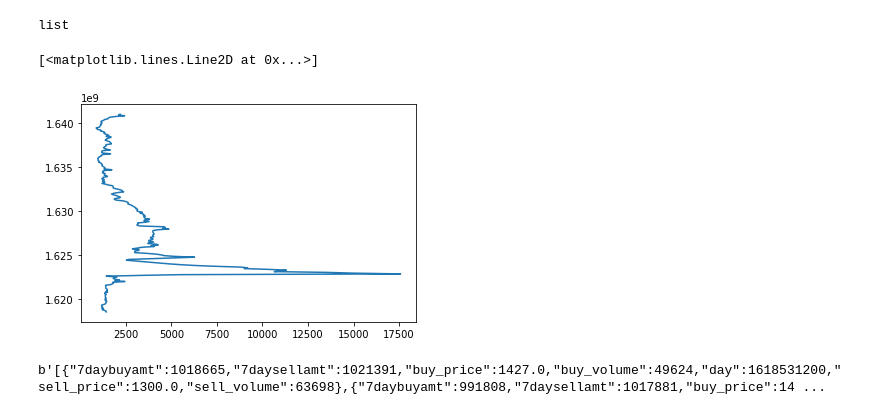
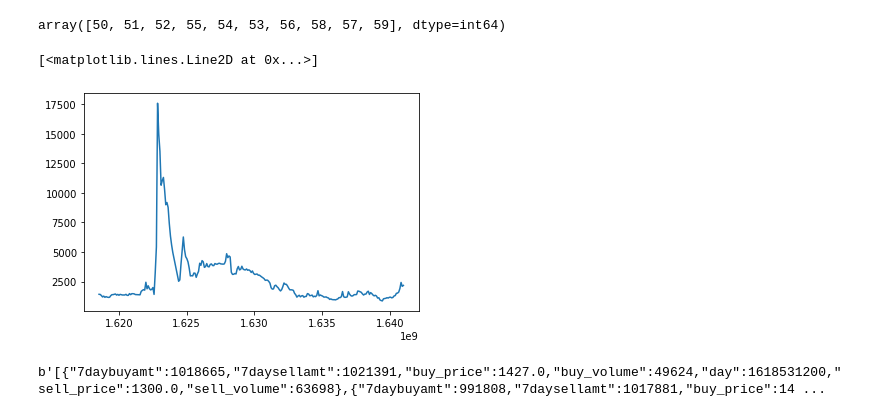
Before and after one commit to Paradis4432/hypixel-bazar-price-prediction, a Jupyter notebook: mainFiles/getData.ipynb, the cells around one changed output. Drawn from its saved outputs; the diff is of its cells as text; code cells hidden in the pictures.

```diff
--- a/mainFiles/getData.ipynb
+++ b/mainFiles/getData.ipynb
@@ -11,10 +11,6 @@ x = rq.get(link, headers = header)
 # %%
 # turn x into a json object
 data = json.loads(x.content)
-# %%
-type(data)
-# %% [output]
-list
 # %%
 buy_price = []
 sell_price = []
@@ -25,12 +21,18 @@ for i in data:
     day.append(i['day'])
 
 import matplotlib.pyplot as plt
+# %%
+# find the top 10 highest buy prices
+top_10_buy = np.array(buy_price).argsort()[-10:][::-1]
+top_10_buy
+# %% [output]
+array([50, 51, 52, 55, 54, 53, 56, 58, 57, 59], dtype=int64)
 # %%
 # plot buy_price and sell_price as y and day as x
-plt.plot(buy_price, day, label = 'buy_price')
+plt.plot(day, buy_price, label = 'buy_price')
 # %% [output]
 [<matplotlib.lines.Line2D at 0x...>]
-[figure, old version]
+[figure, new version]
 # %%
 x.content
 # %% [output]
```
